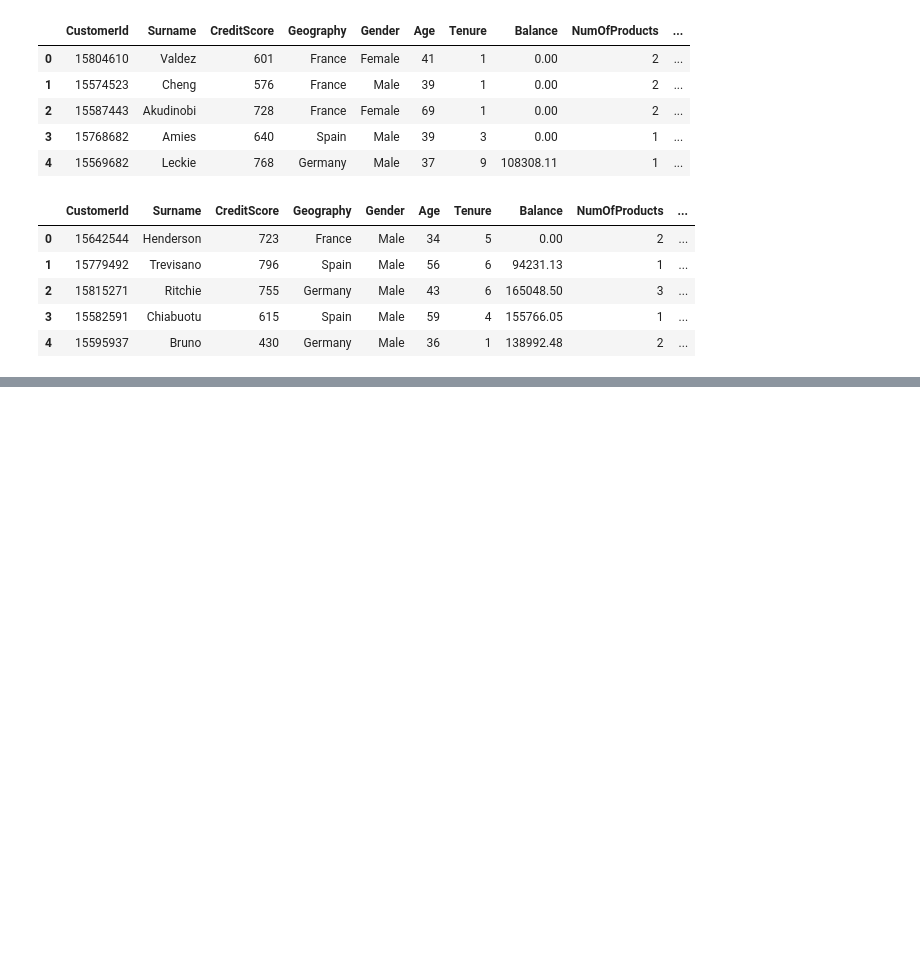
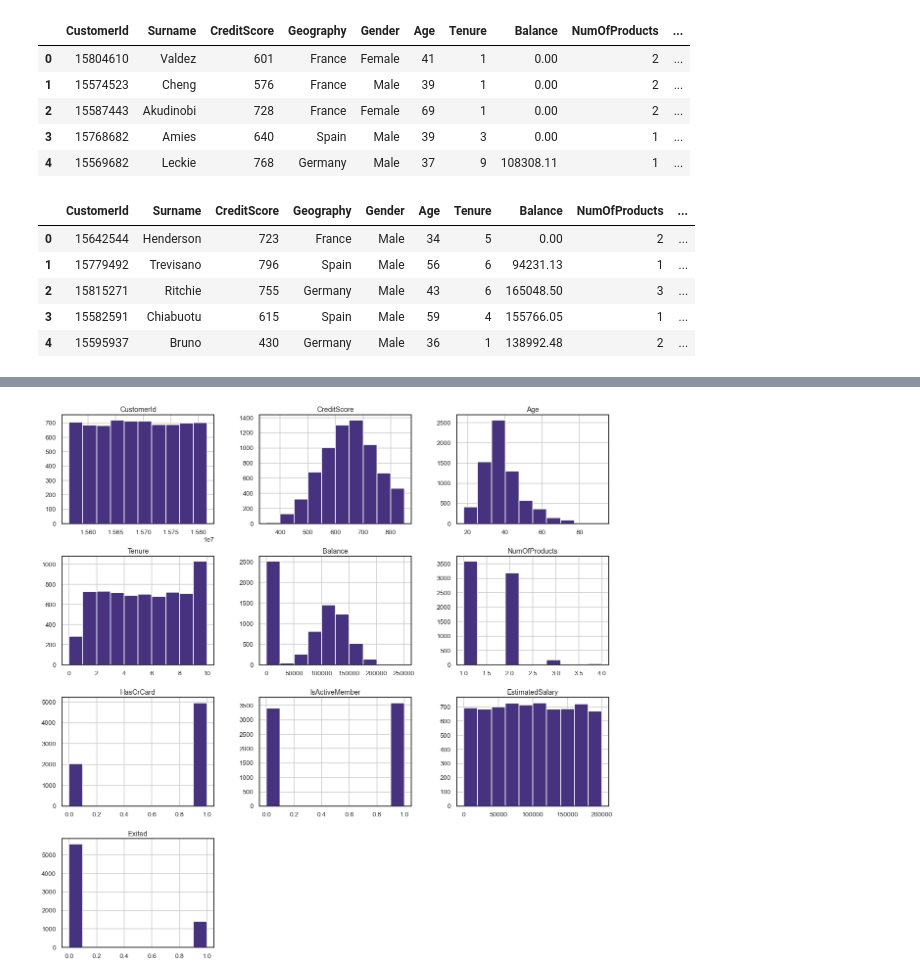
Before and after one commit to anthoniomadu/ISM_415, a Jupyter notebook: data-science-and-machine-learning-ism-415-2021/Anthonio_Maduadichie_18100111136.ipynb, the cells around one changed output, grey strips where cells are left out. Drawn from its saved outputs; the diff is of its cells as text; code cells hidden in the pictures; blank space fills up the shorter version.

```diff
--- a/data-science-and-machine-learning-ism-415-2021/Anthonio_Maduadichie_18100111136.ipynb
+++ b/data-science-and-machine-learning-ism-415-2021/Anthonio_Maduadichie_18100111136.ipynb
@@ -41,0 +108,5 @@ test_data.head()
+# %%
+train_data.hist(figsize=(20,20))
+plt.show()
+# %% [output]
+[figure, added]
```
Also changed, not shown: parts of 84 cells of this notebook, 17 other files.
